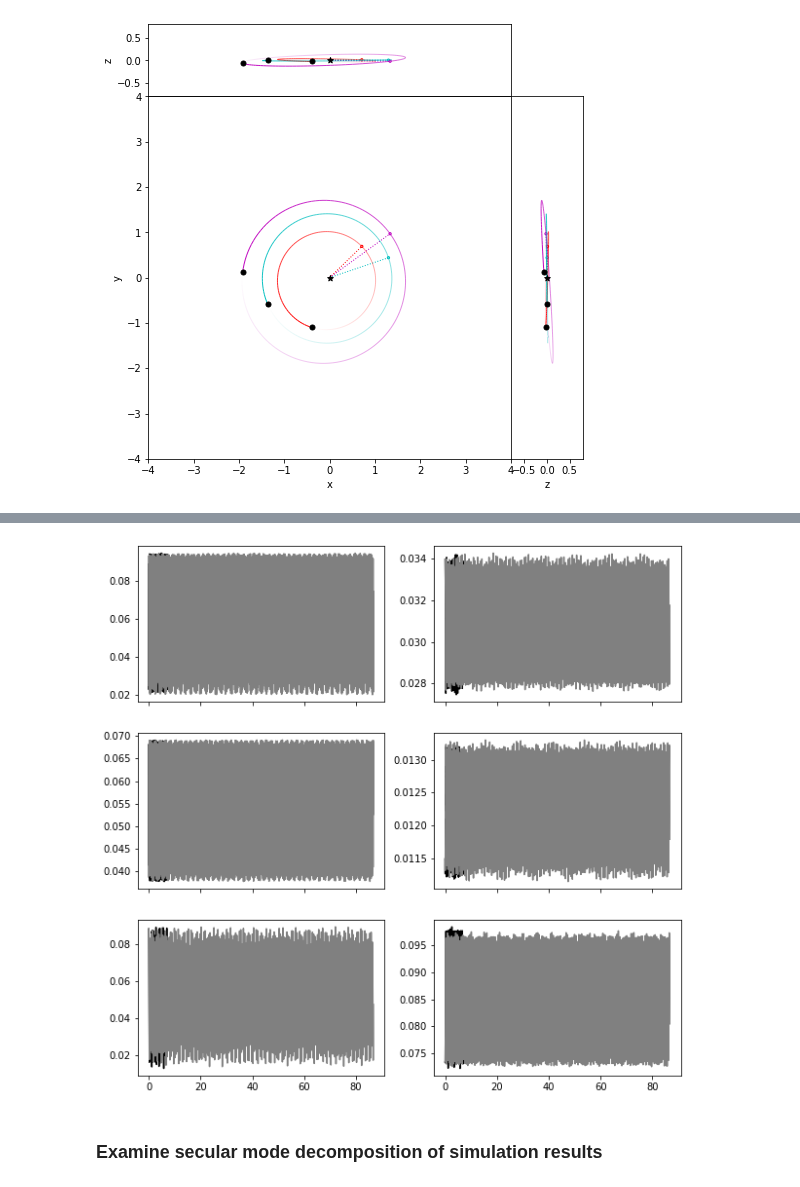
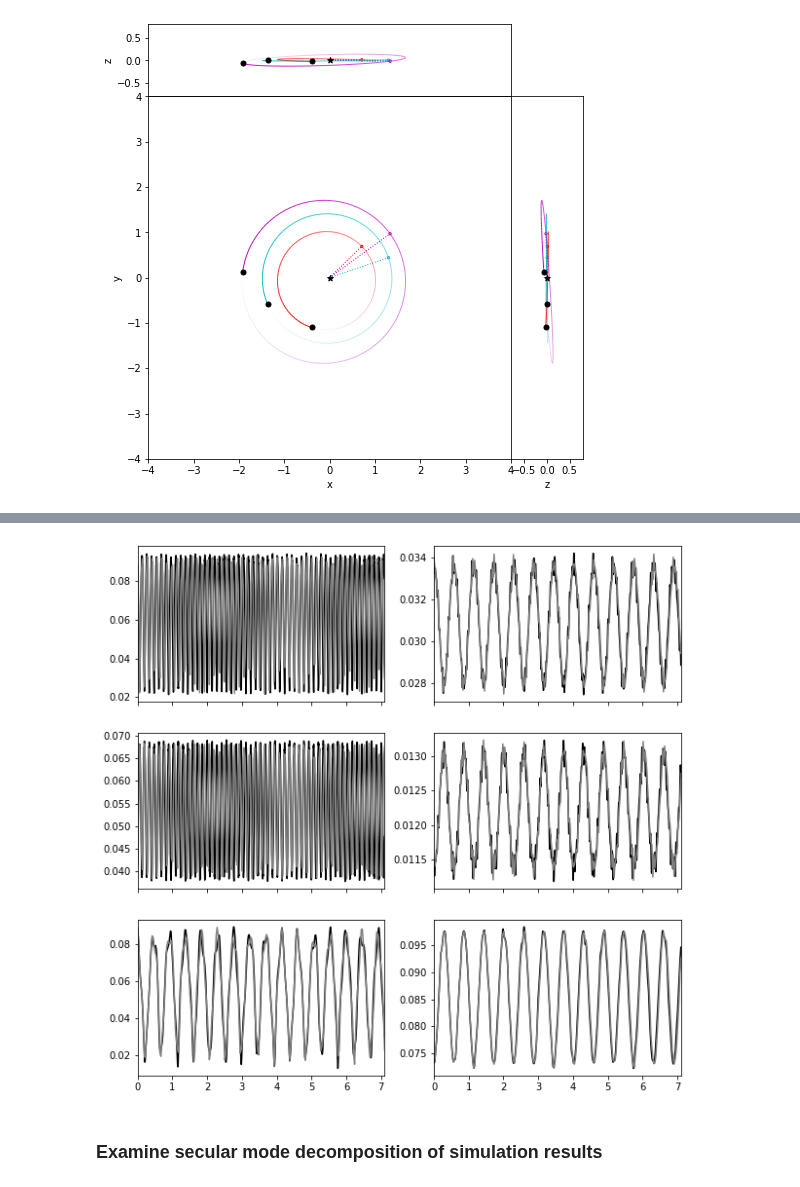
Before and after one commit to shadden/celmech, a Jupyter notebook: jupyter_examples/NonlinearSecularEvolutionNearResonance.ipynb, the cells around one changed output, grey strips where cells are left out. Drawn from its saved outputs; the diff is of its cells as text; code cells hidden in the pictures.

```diff
--- a/jupyter_examples/NonlinearSecularEvolutionNearResonance.ipynb
+++ b/jupyter_examples/NonlinearSecularEvolutionNearResonance.ipynb
@@ -89,8 +78,0 @@ ll_results_res = llsys.secular_solution(nbody_results['time'])
-# %%
-fig,ax = plt.subplots(3,2,sharex=True,figsize=(10,10))
-for i in range(3):
-    ax[i,0].plot(nbody_results['time']/1e6,nbody_results['e'][i],'k')
-    ax[i,0].plot(ll_results_res['time']/1e6,ll_results['e'][i],'gray')
-
-    ax[i,1].plot(nbody_results['time']/1e6,nbody_results['inc'][i],'k')
-    ax[i,1].plot(ll_results_res['time']/1e6,ll_results['inc'][i],'gray')
@@ -143,0 +160,12 @@ for a in ax:
+# %%
+fig,ax = plt.subplots(2,1,sharex=True)
+ax[0].plot(timesDone/1e6,Eerr2,'.')
+ax[1].plot(timesDone/1e6,AMDerr2,'.')
+#ax[0].set_ylim(1e-5,0.5e-2)
+ax[0].set_ylabel(r"$|\Delta E/E|$")
+ax[1].set_ylabel(r"$|\Delta {\cal C}/{\cal C}|$")
+for a in ax:
+    a.set_yscale('log')
+# ax[1].axhline(1e-10,color='k',ls='--')
+# ax[0].set_ylim(ymin=1e-9);
+# ax[1].set_ylim(ymin=1e-13);
@@ -144,13 +174,17 @@ for a in ax:
 # %%
 fig,ax = plt.subplots(3,2,sharex=True,figsize=(10,10))
 for i in range(3):
     ax[i,0].plot(nbody_results['time']/1e6,nbody_results['e'][i],'k')
-    ax[i,0].plot(timesDone/1e6,eccN[i],'gray')
+    ax[i,0].plot(timesDone2/1e6,eccN2[i],'gray')
 
     ax[i,1].plot(nbody_results['time']/1e6,nbody_results['inc'][i],'k')
-    ax[i,1].plot(timesDone/1e6,incN[i],'gray')
+    ax[i,1].plot(timesDone2/1e6,incN2[i],'gray')
+
+for a in ax:
+    a[0].set_xlim(0, nbody_results['time'][-1]/1e6)
+    a[1].set_xlim(0, nbody_results['time'][-1]/1e6)
 # %% [output]
-[figure, old version]
+[figure, new version]
 # %% [markdown]
 ### Examine secular mode decomposition of simulation results
 # %%
```
Also changed, not shown: parts of 25 cells of this notebook, 3 other files.
